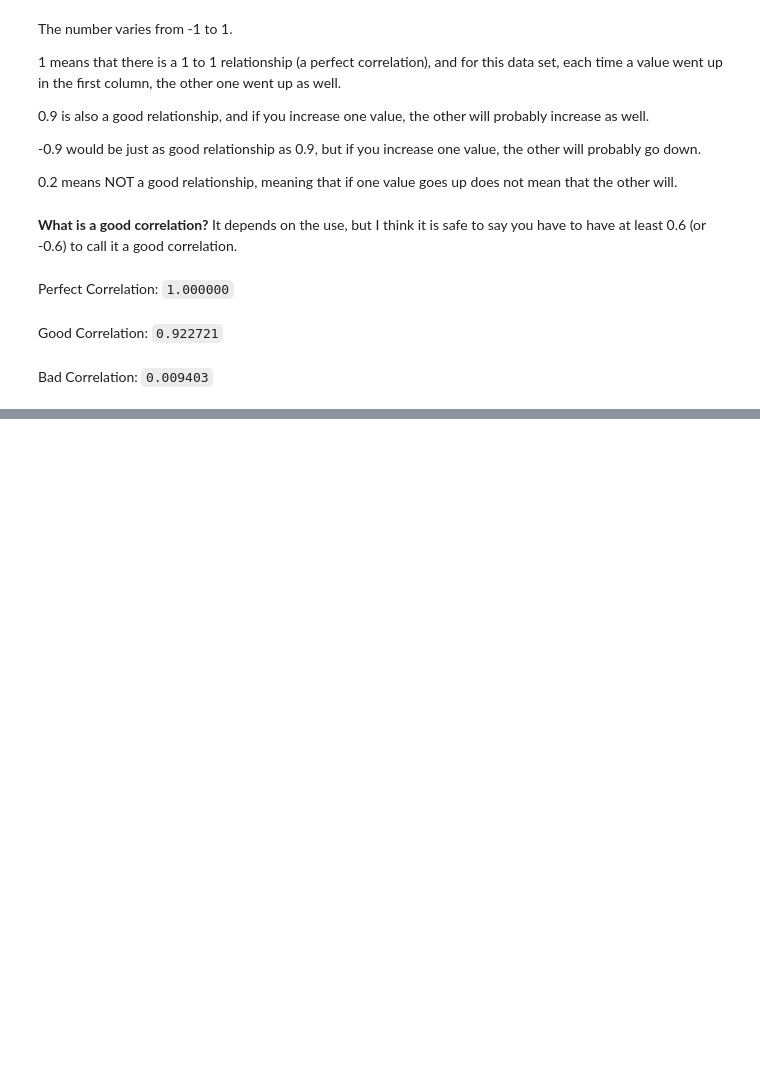
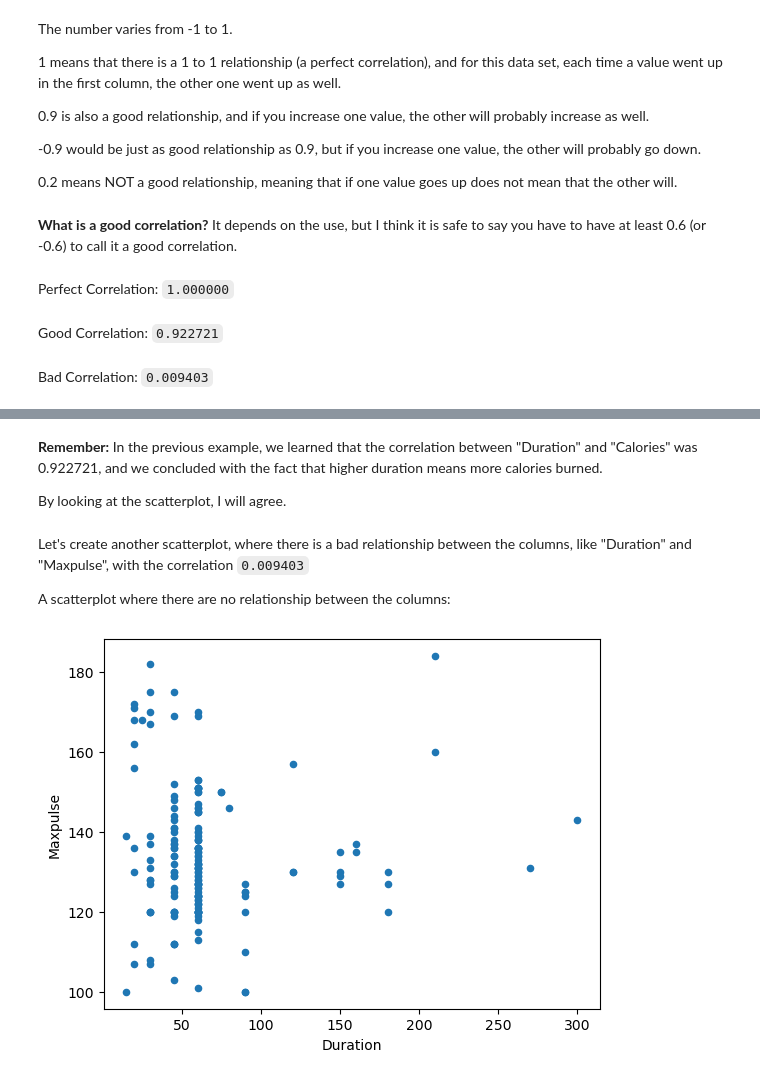
Before and after one commit to coder-dipesh/pythonresource, a Jupyter notebook: resource/basicPandas.ipynb, the cells around one changed output, grey strips where cells are left out. Drawn from its saved outputs; the diff is of its cells as text; code cells hidden in the pictures; blank space fills up the shorter version.

```diff
--- a/resource/basicPandas.ipynb
+++ b/resource/basicPandas.ipynb
@@ -1114,0 +1153,15 @@ Bad Correlation: `0.009403`
+# %% [markdown]
+**Remember:** In the previous example, we learned that the correlation between "Duration" and "Calories" was 0.922721, and we concluded with the fact that higher duration means more calories burned.
+
+By looking at the scatterplot, I will agree.
+# %% [markdown]
+Let's create another scatterplot, where there is a bad relationship between the columns, like "Duration" and "Maxpulse", with the correlation `0.009403`
+
+A scatterplot where there are no relationship between the columns:
+# %%
+
+df.plot(kind = 'scatter', x = 'Duration', y = 'Maxpulse')
+
+plt.show()
+# %% [output]
+[figure, added]
```
Also changed, not shown: parts of 10 cells of this notebook, 3 other files.
